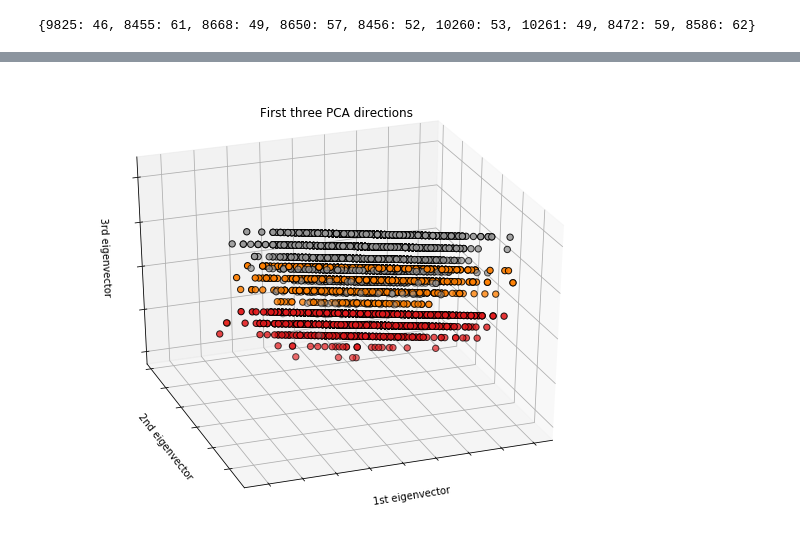
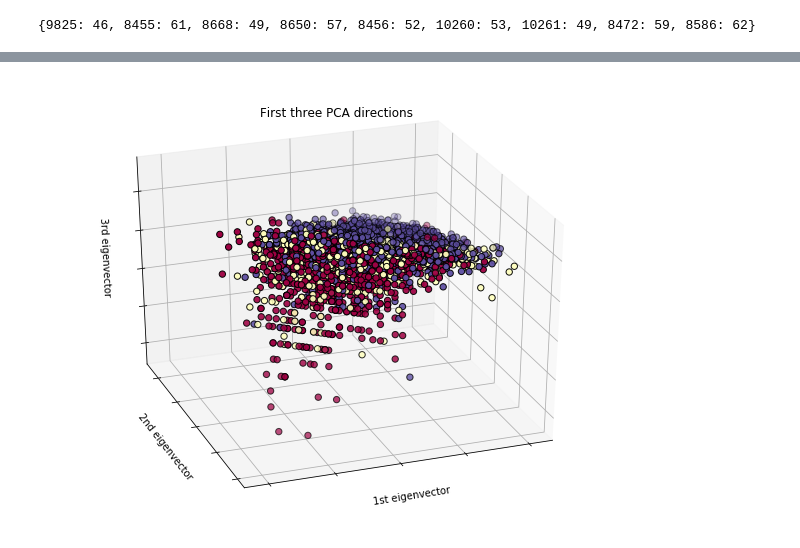
Before and after one commit to egill12/DataScienceTechniques, a Jupyter notebook: football_explore.ipynb, the cells around one changed output, grey strips where cells are left out. Saved outputs shown, nothing was run; the diff lists cells and outputs as text; code cells hidden in the pictures.

```diff
--- a/football_explore.ipynb
+++ b/football_explore.ipynb
@@ -62,9 +66,14 @@ fig.savefig("home_pos_goals_spread.png")
 # %%
-#dataDump = dataDump.drop(columns = 'possession')
 from sklearn.decomposition import PCA
-# create X vector
-X = dataDump[['home_w','home_pos','home_team_goal']]
-#Y = dataDump['home_w']
+# create X
+X = dataDump[['home_w','B365A','home_pos','B365H']]
+# create target vector
+# clean X vector
 X_dropped = X.dropna(axis = 0, how = "any")
-#print(X_dropped)
-pca_data = PCA(n_components=3).fit_transform(X_dropped)
+X_clean = X_dropped[['B365A','home_pos','B365H']]
+Y_clean = X_dropped[['home_w']]
+pca_data = PCA(n_components=3)
+# find the PCs
+pca = pca_data.fit_transform(X_clean)
+# Find the variance explained within each PC
+var_exp = pca_data.explained_variance_ratio_
@@ -71,18 +93,18 @@ pca_data = PCA(n_components=3).fit_transform(X_dropped)
 # %%
 import matplotlib.pyplot as plt
 from mpl_toolkits.mplot3d import Axes3D
 fig = plt.figure(1, figsize=(8, 6))
 ax = Axes3D(fig, elev=-150, azim=110)
-ax.scatter(pca_data[:, 0], pca_data[:, 1], pca_data[:, 2], c=X_dropped['home_w'],
-           cmap=plt.cm.Set1, edgecolor='k', s=40)
+ax.scatter(pca[:, 0], pca[:, 1], pca[:, 2], c=Y_clean['home_w'],
+           cmap="Spectral", edgecolor='k', s=40)
 ax.set_title("First three PCA directions")
 ax.set_xlabel("1st eigenvector")
 ax.w_xaxis.set_ticklabels([])
 ax.set_ylabel("2nd eigenvector")
 ax.w_yaxis.set_ticklabels([])
 ax.set_zlabel("3rd eigenvector")
 ax.w_zaxis.set_ticklabels([])
 fig = ax.get_figure()
-fig.savefig("pca.png")
+fig.savefig("pca_homeodds.png")
 # %% [output]
-[figure, old version]
+[figure, new version]
```
Also changed, not shown: parts of 9 cells of this notebook, 11 other files.
